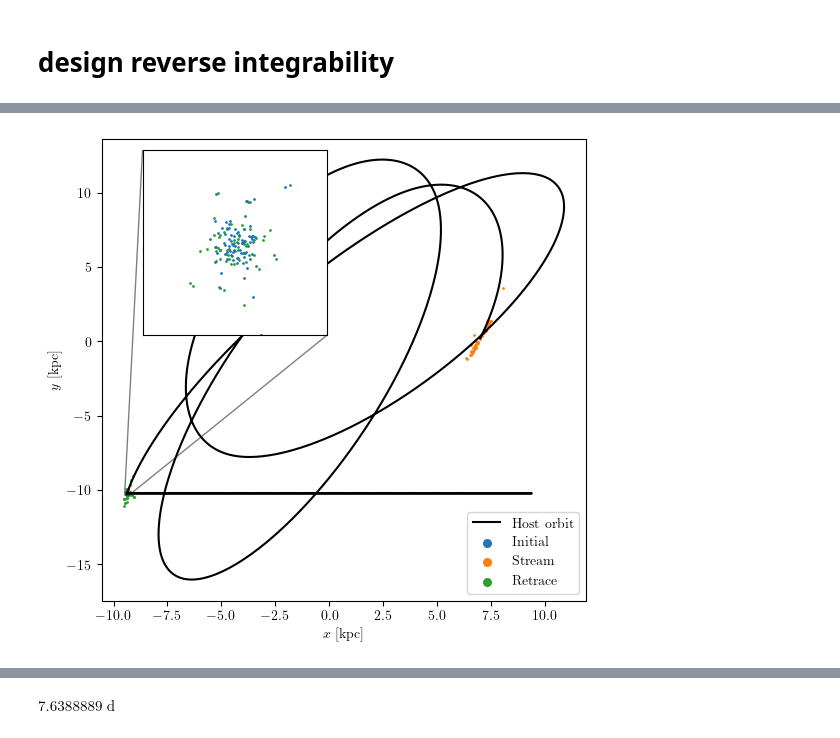
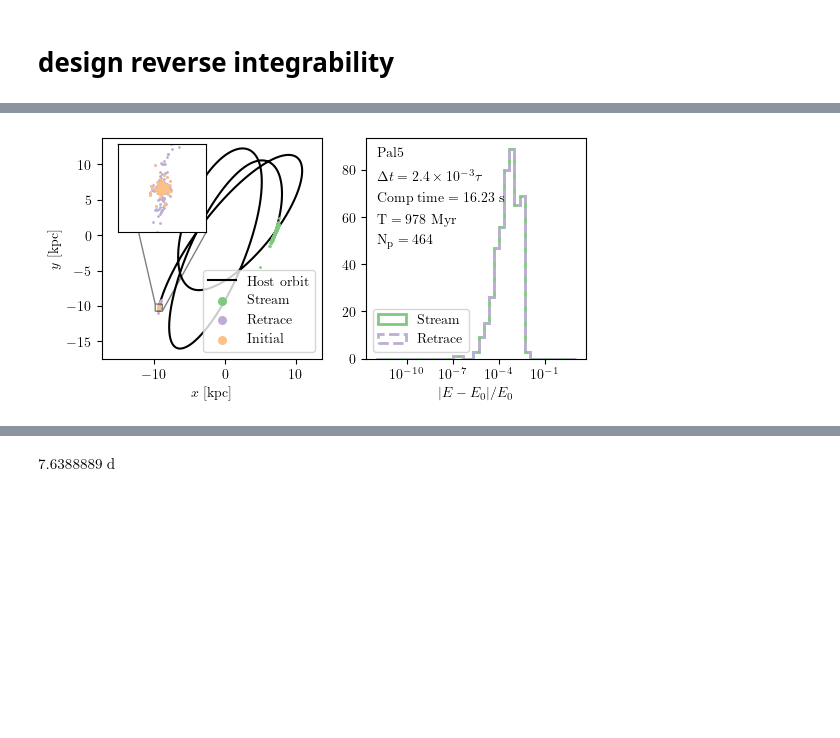
Before and after one commit to salvatore-ferrone/phd-thesis-ferrone, a Jupyter notebook: demos/numericalError/stream_stability.ipynb, the cells around one changed output, grey strips where cells are left out. Drawn from its saved outputs; the diff is of its cells as text; code cells hidden in the pictures; blank space fills up the shorter version.

Commit message:
computation time plot is almost ready

```diff
--- a/demos/numericalError/stream_stability.ipynb
+++ b/demos/numericalError/stream_stability.ipynb
@@ -44,30 +92,78 @@ axis.plot(hostorbit[0,downdex:updex], hostorbit[1,downdex:updex], 'k-', label='H
+# %%
+_,_,_,phiMW = tstrippy.potentials.pouliasis2017pii(staticgalaxy[1],streaminitial[0], streaminitial[1], streaminitial[2],)
+T = 0.5 * (streaminitial[3]**2 + streaminitial[4]**2 + streaminitial[5]**2)
+dx,dy,dz = streaminitial[0] - hostorbit[0][0], streaminitial[1] - hostorbit[0][1], streaminitial[2] - hostorbit[0][2]
+_,_,_,phiGC = tstrippy.potentials.plummer(hostparams, dx, dy, dz)
+E0 = T + phiMW + phiGC
+# %%
+_,_,_,phiMW = tstrippy.potentials.pouliasis2017pii(staticgalaxy[1],stream_retrace[0], stream_retrace[1], stream_retrace[2],)
+T = 0.5 * (stream_retrace[3]**2 + stream_retrace[4]**2 + stream_retrace[5]**2)
+dx,dy,dz = stream_retrace[0] - hostorbit[0][0], stream_retrace[1] - hostorbit[0][1], stream_retrace[2] - hostorbit[0][2]
+_,_,_,phiGC = tstrippy.potentials.plummer(hostparams, dx, dy, dz)
+Eretrace = T + phiMW + phiGC
+# %%
+errEF=np.abs((EF - E0) / E0)
+errER = np.abs((Eretrace - E0) / E0)
+# %%
+plt.rcParams['axes.prop_cycle'] = plt.cycler(color=plt.cm.Accent.colors)
 # %%
-fig,axis= plt.subplots(1,1,figsize=(8.25-2,6))
-axis.plot(hostorbit[0], hostorbit[1], 'k-', label='Host orbit')
-axis.scatter(hostorbit[0,0] + streaminitial[0], hostorbit[1,0]  + streaminitial[1], s=1, c='C0', label='Initial')
-axis.scatter(streamfinal[0], streamfinal[1], s=1, c='C1', label='Stream')
-axis.scatter(stream_retrace[0], stream_retrace[1], s=1, c='tab:green', label='Retrace')
+# fig,axis= plt.subplots(1,1,figsize=((8.25-2),(8.25-2)/2))
+fig = plt.figure(figsize=(8.25-2, 4.5))
+gs = mpl.gridspec.GridSpec(1, 2, figure=fig)
+axis = fig.add_subplot(gs[0, 0])
+ax2 = fig.add_subplot(gs[0, 1], )
+axis.plot(hostorbit[0,6:], hostorbit[1,6:], 'k-', label='Host orbit',zorder=0)
+scatStream=axis.scatter(streamfinal[0], streamfinal[1], s=1, label='Stream')
+scatRetrace=axis.scatter(stream_retrace[0], stream_retrace[1], s=1, label='Retrace')
+scatInit=axis.scatter(streaminitial[0],  streaminitial[1], s=1,  label='Initial')
+# Also make markers in the inset legend bigger if needed
+xymin = np.min([axis.get_xlim()[0], axis.get_ylim()[0]])
+xymax = np.max([axis.get_xlim()[1], axis.get_ylim()[1]])
+axis.set_xlim(xymin, xymax)
+axis.set_ylim(xymin, xymax)
+
 # add a subplot that zooms on the retrace positions
 axins = axis.inset_axes([0.075, 0.575, 0.4, 0.4])  # [x0, y0, width, height]
-axins.scatter(stream_retrace[0], stream_retrace[1], s=1, c='tab:green', label='Stream retrace positions')
-axins.scatter(hostorbit[0,0] + streaminitial[0], hostorbit[1,0]  + streaminitial[1], s=1, c='C0', label='Stream initial positions')
+axins.scatter(stream_retrace[0], stream_retrace[1], s=1, c=scatRetrace.get_edgecolor(), label='Stream retrace positions')
+axins.scatter(streaminitial[0],   streaminitial[1], s=1, c=scatInit.get_edgecolor(), label='Stream initial positions')
 axins.set_aspect('equal', adjustable='box')
+# Add indicator lines from the main plot to the inset
+axis.indicate_inset_zoom(axins, edgecolor="black")
 # only do a couple characteristic radii
-radius = .1
+radius = .5
 axins.set_xlim(hostorbit[0,0] + - radius, hostorbit[0,0]  + radius)
 axins.set_ylim(hostorbit[1,0] + - radius, hostorbit[1,0]  + radius)
-axis.legend(loc='lower right')
-# Add indicator lines from the main plot to the inset
-axis.indicate_inset_zoom(axins, edgecolor="black")
+axins.set_xticks([])
+axins.set_yticks([])
 
 # Make markers in legend bigger
+axis.legend(loc='lower right')
+axis.set_aspect('equal', )
+axis.set_xlabel(r'$x$ [kpc]')
+axis.set_ylabel(r'$y$ [kpc]')
 legend = axis.legend(loc='lower right')
 for handle in legend.legend_handles:
     handle._sizes = [30]
 
-# Also make markers in the inset legend bigger if needed
-axis.set_xlabel(r'$x$ [kpc]')
-axis.set_ylabel(r'$y$ [kpc]')
-axins.set_xticks([])
-axins.set_yticks([])
+
+bins = np.logspace(-12,1,40)
+ax2.hist(errEF,bins=bins, histtype='step', color=scatStream.get_facecolor(), lw=2, label='Stream', linestyle='-');
+ax2.hist(errER,bins=bins, histtype='step', color=scatRetrace.get_facecolor(), lw=2, label='Retrace', linestyle='--');
+ax2.set_xscale('log')
+
+ax2.set_xlabel(r'$|E - E_0| / E_0$')
+ax2.legend()
+
+# Make sure ax2 has the same height as axis
+ax2.set_position([ax2.get_position().x0,
+                 axis.get_position().y0,
+                 ax2.get_position().width,
+                 axis.get_position().height])
+ax2.text(0.05, 0.9, r"$\mathrm{{{:s}}}$".format(GCname), transform=ax2.transAxes, ha='left', va='bottom', fontsize="medium")
+ax2.text(0.05, 0.8, alpha_formatted, transform=ax2.transAxes, ha='left', va='bottom', fontsize="medium")
+ax2.text(0.05, 0.7, text_comp_time, transform=ax2.transAxes, ha='left', va='bottom', fontsize="medium")
+ax2.text(0.05, 0.6, text_integration_time, transform=ax2.transAxes, ha='left', va='bottom', fontsize="medium")
+ax2.text(0.05, 0.5, r"$\mathrm{{N}}_\mathrm{{p}} = {:d}$".format(int(streamfinal.shape[1])), transform=ax2.transAxes, ha='left', va='bottom', fontsize="medium"    )
+
+fig.savefig("../../images/"+image_name, bbox_inches='tight', dpi=300)
 # %% [output]
@@ -75,4 +170,4 @@ axins.set_yticks([])
-[figure, old version]
+[figure, new version]
 # %%
 # pseduo code
 
```
Also changed, not shown: parts of 23 cells of this notebook, 2 other files.
